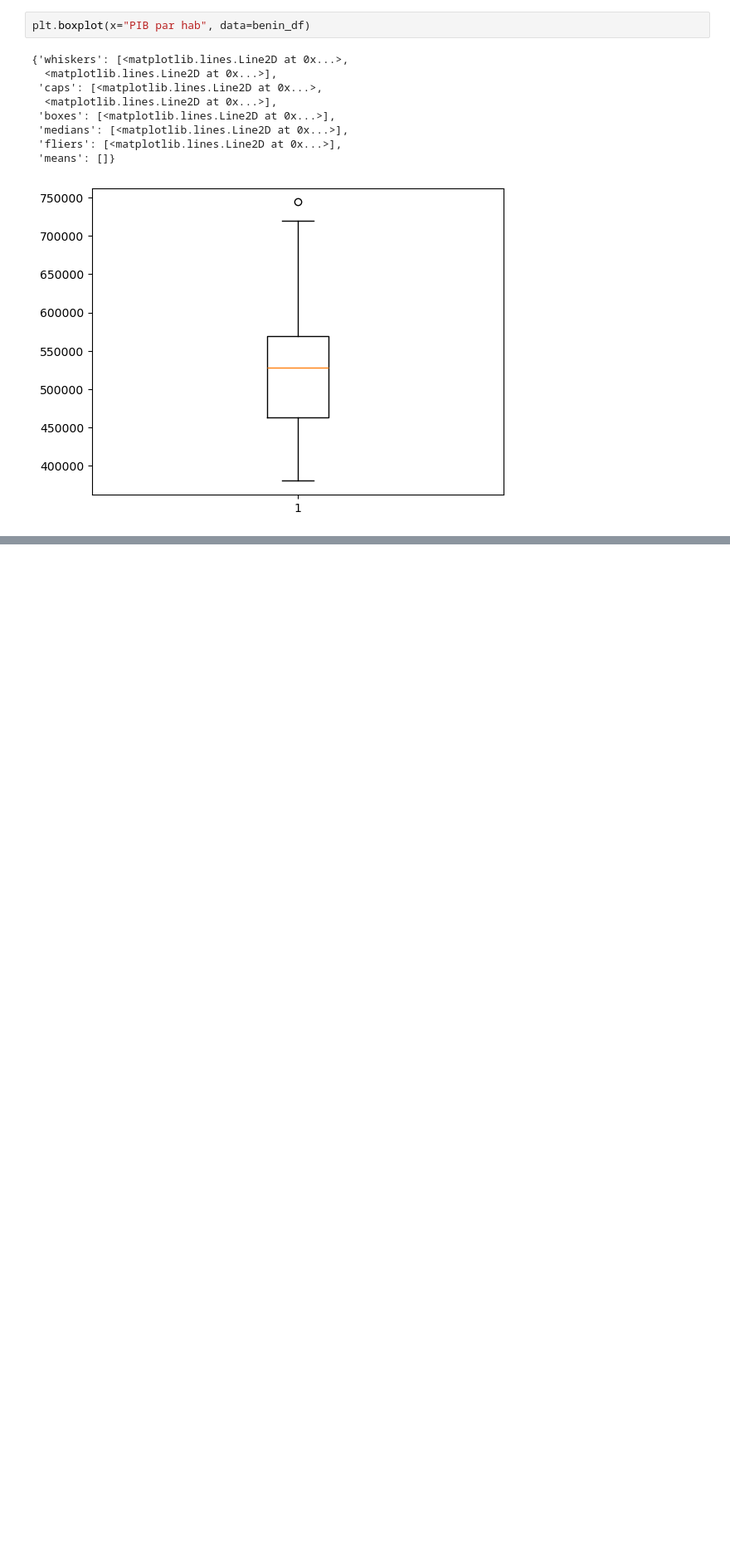
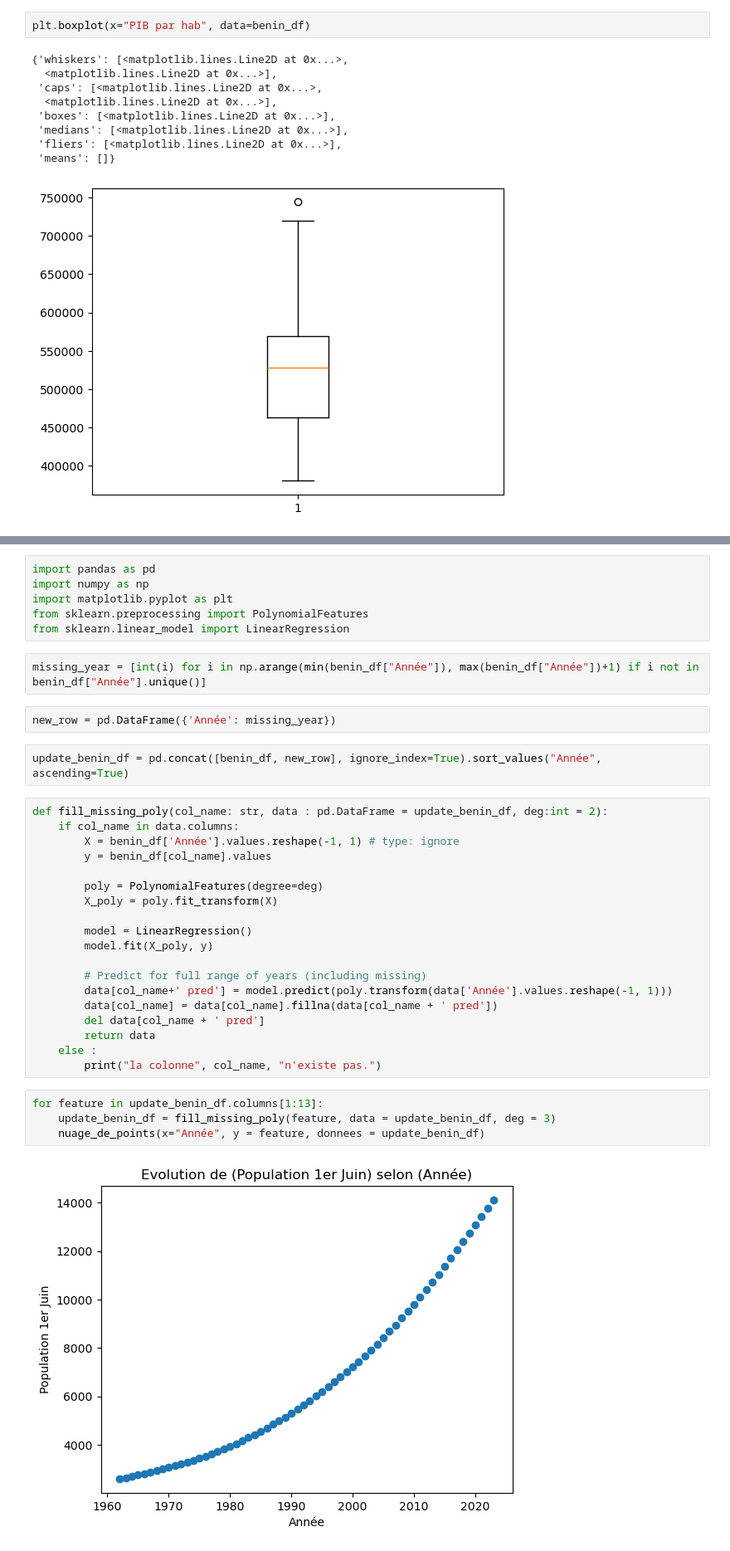
Before and after one commit to FidTCHANDO/ANIP_Challenge1, a Jupyter notebook: Tache_2_Tchando_SikaFidele_Notebook_JJMM.ipynb, the cells around one changed output, grey strips where cells are left out. Shown at 83% size. Saved outputs shown, nothing was run; the diff lists cells and outputs as text; blank space fills up the shorter version.

Commit message:
Missing values fixing

```diff
--- a/Tache_2_Tchando_SikaFidele_Notebook_JJMM.ipynb
+++ b/Tache_2_Tchando_SikaFidele_Notebook_JJMM.ipynb
@@ -111,0 +129,37 @@ benin_df.columns
+# %%
+import pandas as pd
+import numpy as np
+import matplotlib.pyplot as plt
+from sklearn.preprocessing import PolynomialFeatures
+from sklearn.linear_model import LinearRegression
+# %%
+missing_year = [int(i) for i in np.arange(min(benin_df["Année"]), max(benin_df["Année"])+1) if i not in benin_df["Année"].unique()]
+# %%
+new_row = pd.DataFrame({'Année': missing_year})
+# %%
+update_benin_df = pd.concat([benin_df, new_row], ignore_index=True).sort_values("Année", ascending=True)
+# %%
+def fill_missing_poly(col_name: str, data : pd.DataFrame = update_benin_df, deg:int = 2):
+    if col_name in data.columns:
+        X = benin_df['Année'].values.reshape(-1, 1) # type: ignore
+        y = benin_df[col_name].values
+
+        poly = PolynomialFeatures(degree=deg)
+        X_poly = poly.fit_transform(X)
+
+        model = LinearRegression()
+        model.fit(X_poly, y)
+
+        # Predict for full range of years (including missing)
+        data[col_name+' pred'] = model.predict(poly.transform(data['Année'].values.reshape(-1, 1)))
+        data[col_name] = data[col_name].fillna(data[col_name + ' pred'])
+        del data[col_name + ' pred']
+        return data
+    else :
+        print("la colonne", col_name, "n'existe pas.")
+# %%
+for feature in update_benin_df.columns[1:13]:
+    update_benin_df = fill_missing_poly(feature, data = update_benin_df, deg = 3)
+    nuage_de_points(x="Année", y = feature, donnees = update_benin_df)
+# %% [output]
+[figure, added]
```
Also changed, not shown: parts of 7 cells of this notebook.
